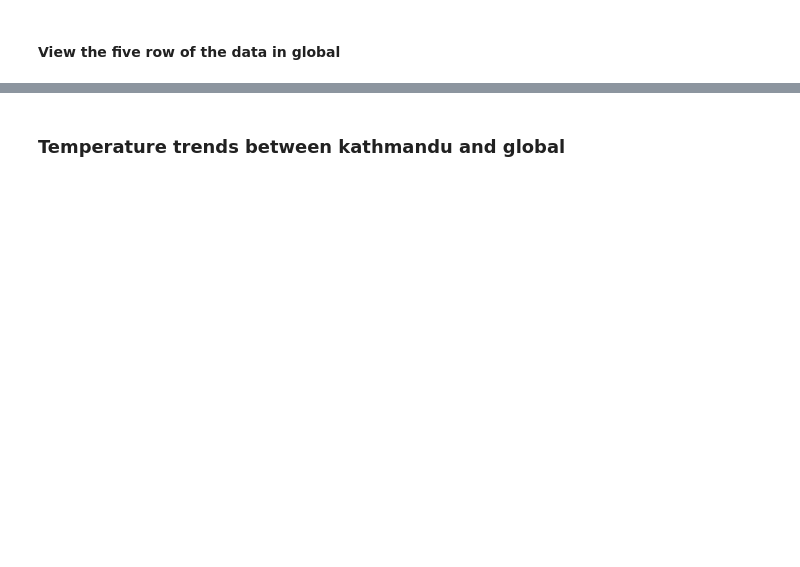
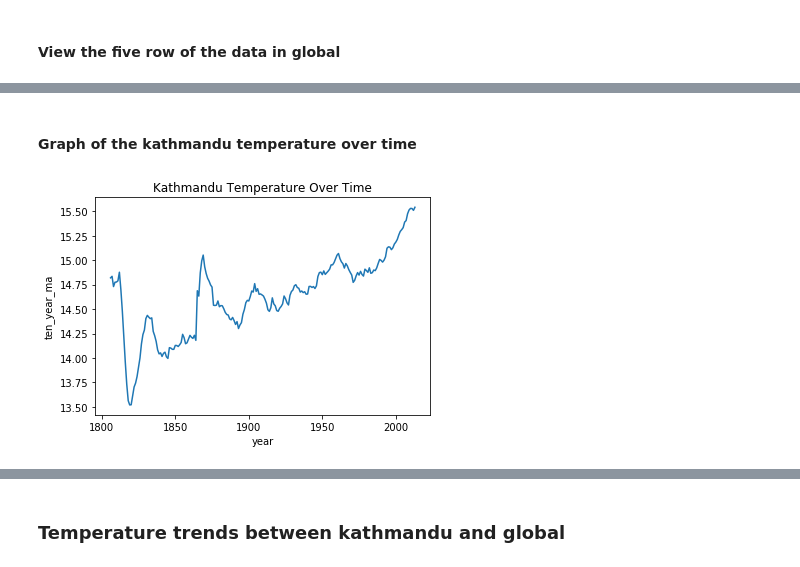
Before and after one commit to rishisubedi/Data_Analysis_Projects, a Jupyter notebook: Project_1/Exploring_weather_trends.ipynb, the cells around one changed output, grey strips where cells are left out. Cells and saved outputs as stored; diff of their text form; code cells hidden in the pictures; blank space fills up the shorter version.

```diff
--- a/Project_1/Exploring_weather_trends.ipynb
+++ b/Project_1/Exploring_weather_trends.ipynb
@@ -64,0 +72,2 @@ dtype: int64
+# %%
+df_kat = df_local.loc[df_local['city'] == "Kathmandu"]
@@ -84,0 +124,6 @@ plt.plot(df_local['ten_year_ra'])
+# %% [markdown]
+<h4> Graph of the kathmandu temperature over time </h4>
+# %%
+temp_chart = sns.lineplot(x="year",y="ten_year_ma",data=df_kat).set_title('Kathmandu Temperature Over Time')
+# %% [output]
+[figure, added]
```
Also changed, not shown: parts of 35 cells of this notebook.
